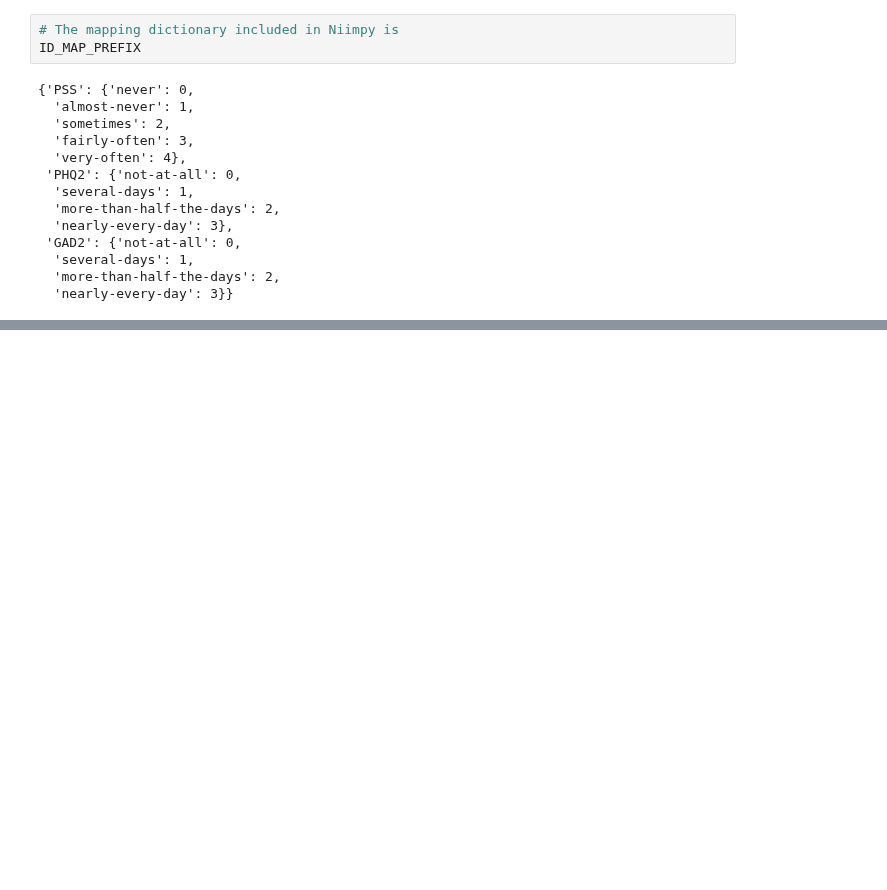
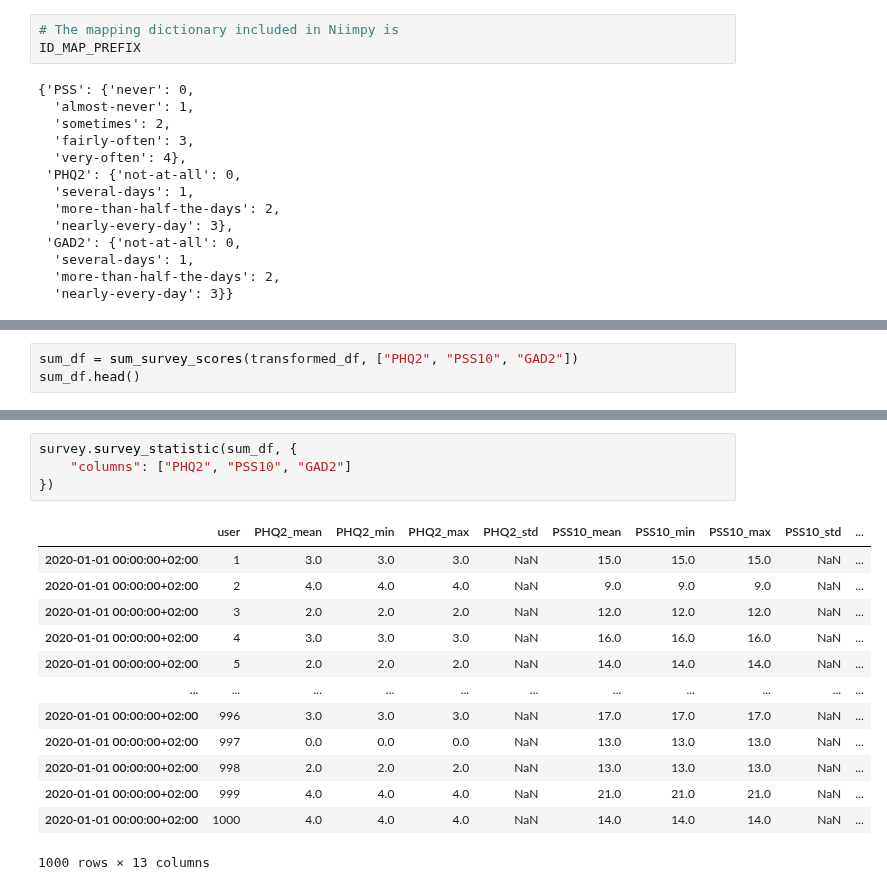
Before and after one commit to digitraceslab/niimpy, a Jupyter notebook: docs/demo_notebooks/survey.ipynb, the cells around one changed output, grey strips where cells are left out. Cells and saved outputs as stored; diff of their text form; blank space fills up the shorter version.

```diff
--- a/docs/demo_notebooks/survey.ipynb
+++ b/docs/demo_notebooks/survey.ipynb
@@ -104,0 +101,3 @@ First, we can compute the mean, standard deviation, min, and max values of all q
+# %%
+sum_df = sum_survey_scores(transformed_df, ["PHQ2", "PSS10", "GAD2"])
+sum_df.head()
@@ -104,0 +117,18 @@ First, we can compute the mean, standard deviation, min, and max values of all q
+# %%
+survey.survey_statistic(sum_df, {
+    "columns": ["PHQ2", "PSS10", "GAD2"]
+})
+# %% [output]
+|  | user | PHQ2_mean | PHQ2_min | PHQ2_max | PHQ2_std | PSS10_mean | PSS10_min | PSS10_max | PSS10_std | ... |
+| 2020-01-01 00:00:00+02:00 | 1 | 3.0 | 3.0 | 3.0 | NaN | 15.0 | 15.0 | 15.0 | NaN | ... |
+| 2020-01-01 00:00:00+02:00 | 2 | 4.0 | 4.0 | 4.0 | NaN | 9.0 | 9.0 | 9.0 | NaN | ... |
+| 2020-01-01 00:00:00+02:00 | 3 | 2.0 | 2.0 | 2.0 | NaN | 12.0 | 12.0 | 12.0 | NaN | ... |
+| 2020-01-01 00:00:00+02:00 | 4 | 3.0 | 3.0 | 3.0 | NaN | 16.0 | 16.0 | 16.0 | NaN | ... |
+| 2020-01-01 00:00:00+02:00 | 5 | 2.0 | 2.0 | 2.0 | NaN | 14.0 | 14.0 | 14.0 | NaN | ... |
+| ... | ... | ... | ... | ... | ... | ... | ... | ... | ... | ... |
+| 2020-01-01 00:00:00+02:00 | 996 | 3.0 | 3.0 | 3.0 | NaN | 17.0 | 17.0 | 17.0 | NaN | ... |
+| 2020-01-01 00:00:00+02:00 | 997 | 0.0 | 0.0 | 0.0 | NaN | 13.0 | 13.0 | 13.0 | NaN | ... |
+| 2020-01-01 00:00:00+02:00 | 998 | 2.0 | 2.0 | 2.0 | NaN | 13.0 | 13.0 | 13.0 | NaN | ... |
+| 2020-01-01 00:00:00+02:00 | 999 | 4.0 | 4.0 | 4.0 | NaN | 21.0 | 21.0 | 21.0 | NaN | ... |
+| 2020-01-01 00:00:00+02:00 | 1000 | 4.0 | 4.0 | 4.0 | NaN | 14.0 | 14.0 | 14.0 | NaN | ... |
+1000 rows × 13 columns
```
Also changed, not shown: parts of 16 cells of this notebook, 2 other files.
